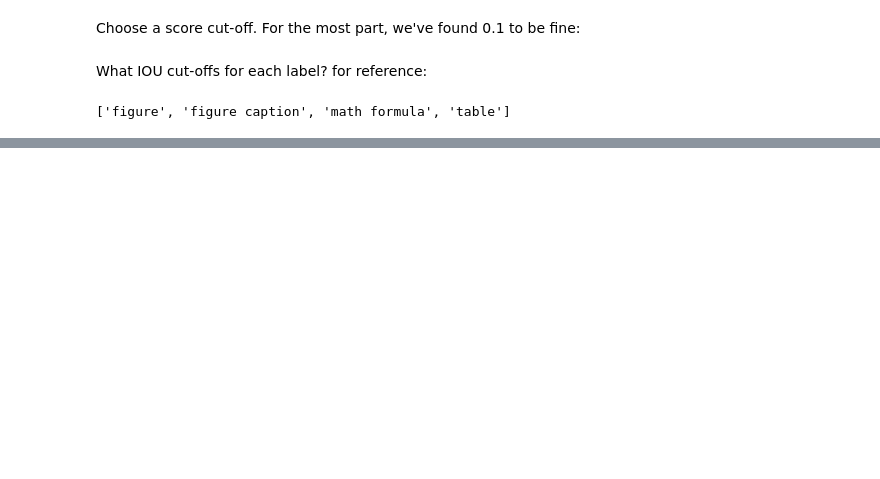
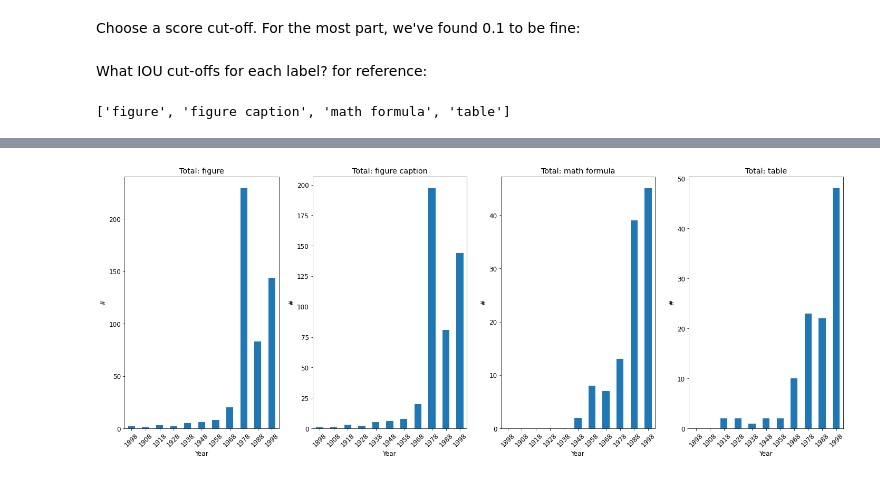
Before and after one commit to ReadingTimeMachine/figure_and_caption_extraction, a Jupyter notebook: explore_calculate_metrics.ipynb, the cells around one changed output, grey strips where cells are left out. Drawn from its saved outputs; the diff is of its cells as text; code cells hidden in the pictures; blank space fills up the shorter version.

```diff
--- a/explore_calculate_metrics.ipynb
+++ b/explore_calculate_metrics.ipynb
@@ -348,0 +153,5 @@ F1              86.2+/-2.4%     89.2+/-2.3%     4.0+/-5.1%      43.1+/-9.4%
+# %%
+years = []
+for n in imgs_name:
+    years.append(n.split('/')[-1][:4])
+years_u = np.unique(years).astype('int')
@@ -348,0 +160,18 @@ F1              86.2+/-2.4%     89.2+/-2.3%     4.0+/-5.1%      43.1+/-9.4%
+# %%
+TPyear = np.zeros([len(years_u),len(LABELS)])
+FPyear = np.zeros([len(years_u),len(LABELS)])
+FNyear = np.zeros([len(years_u),len(LABELS)])
+TTyear = np.zeros([len(years_u),len(LABELS)])
+
+for t,b,l,s,y in zip(truebox3,boxes_sq5,labels_sq5,scores_sq5,years):
+    TPv2, FPv2, FNv2, totalTruev2 = calc_base_metrics_allboxes_cv(LABELS,
+                                                                  [scoremin],
+                                                                  [ioumin],
+                                                                  [t],[b],[l],[s],
+                                                                  n_folds_cv=1)
+    # then fill
+    ind = np.where(years_u == int(y))[0]
+    TPyear[ind,:] += TPv2.flatten()
+    FPyear[ind,:] += FPv2.flatten()
+    FNyear[ind,:] += FNv2.flatten()
+    TTyear[ind,:] += totalTruev2.flatten()
@@ -348,0 +226,21 @@ F1              86.2+/-2.4%     89.2+/-2.3%     4.0+/-5.1%      43.1+/-9.4%
+# %%
+sampleHist = '10Y' # 5 years
+# %%
+# loop and plot
+fig, ax = plt.subplots(1,len(LABELS), figsize=(20,8))
+matplotlib.rcParams.update({'font.size': 12})
+
+for il,l in enumerate(LABELS):
+    quant = pd.Series(index=df['years'],data=np.array(df['total:'+l])).resample(sampleHist).sum()
+
+    quant.plot(kind='bar',ax=ax[il])
+    ax[il].set_xticklabels([x.strftime("%Y") for x in quant.index], rotation=45)
+    ax[il].set_title('Total: ' + l)
+    ax[il].set_ylabel('#')
+    ax[il].set_xlabel('Year')
+#plt.show()
+
+plt.tight_layout()
+#plt.savefig(saveFigDir+'yolo_noOCR_articles_per_year.png')
+# %% [output]
+[figure, added]
```
Also changed, not shown: parts of 23 cells of this notebook, 1 other file.
